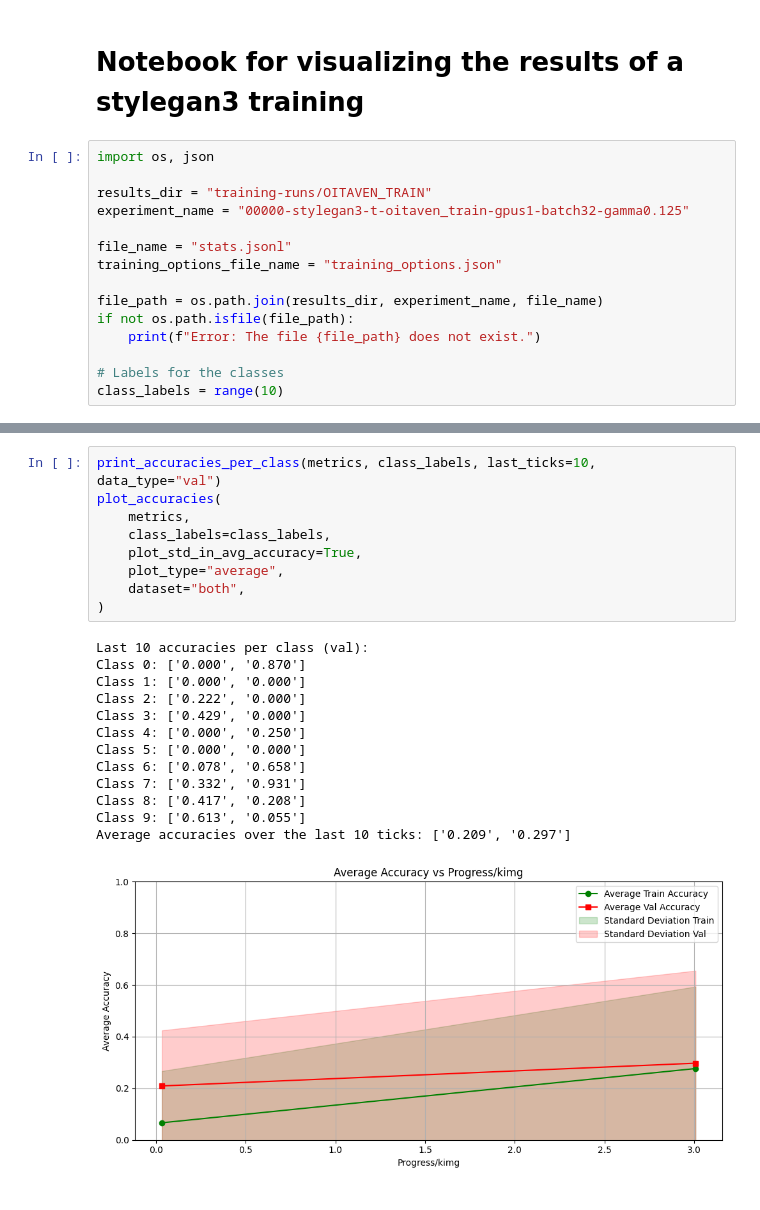
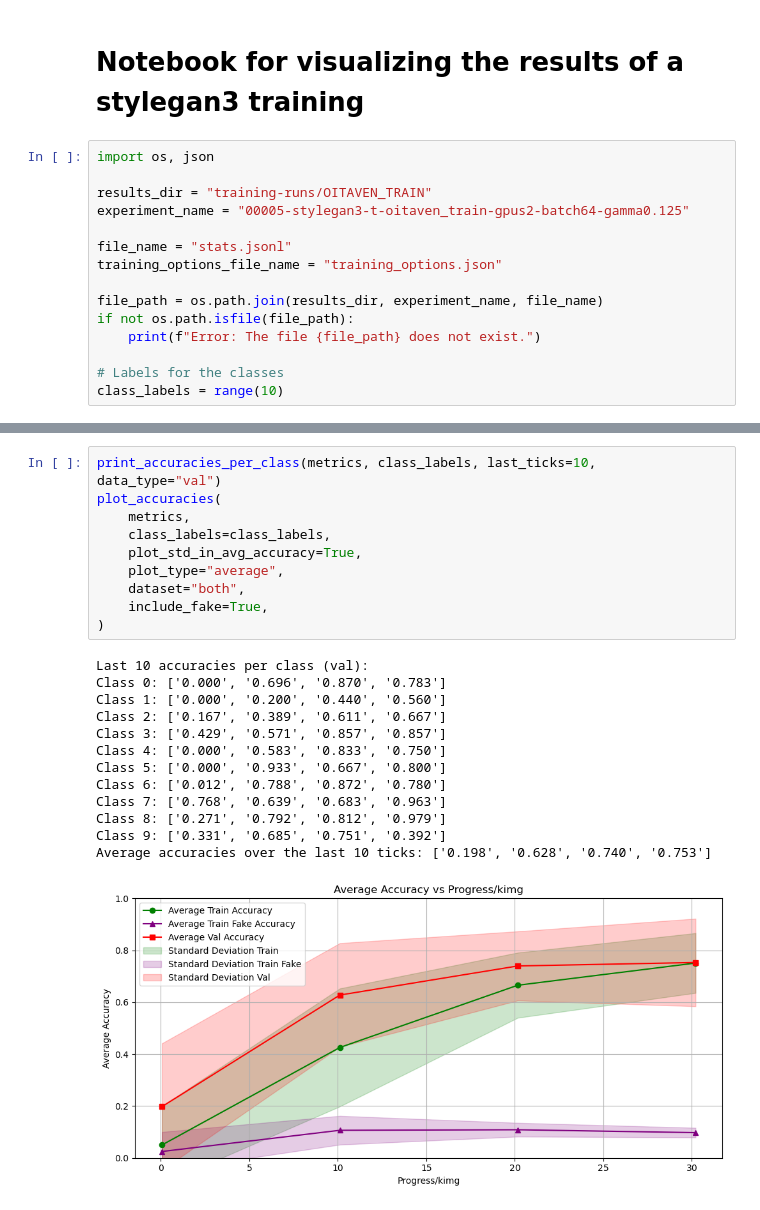
Before and after one commit to antongomez/Conditional-StyleGAN3, a Jupyter notebook: visualize.ipynb, the cells around one changed output, grey strips where cells are left out. Cells and saved outputs as stored; diff of their text form.

```diff
--- a/visualize.ipynb
+++ b/visualize.ipynb
@@ -4,7 +4,7 @@
 import os, json
 
 results_dir = "training-runs/OITAVEN_TRAIN"
-experiment_name = "00000-stylegan3-t-oitaven_train-gpus1-batch32-gamma0.125"
+experiment_name = "00005-stylegan3-t-oitaven_train-gpus2-batch64-gamma0.125"
 
 file_name = "stats.jsonl"
 training_options_file_name = "training_options.json"
@@ -528,26 +587,27 @@ plot_accuracies(metrics, class_labels=class_labels, plot_std_in_avg_accuracy=Fal
 # %%
 print_accuracies_per_class(metrics, class_labels, last_ticks=10, data_type="val")
 plot_accuracies(
     metrics,
     class_labels=class_labels,
     plot_std_in_avg_accuracy=True,
     plot_type="average",
     dataset="both",
+    include_fake=True,
 )
 # %% [output]
 Last 10 accuracies per class (val):
-Class 0: ['0.000', '0.870']
-Class 1: ['0.000', '0.000']
-Class 2: ['0.222', '0.000']
-Class 3: ['0.429', '0.000']
-Class 4: ['0.000', '0.250']
-Class 5: ['0.000', '0.000']
-Class 6: ['0.078', '0.658']
-Class 7: ['0.332', '0.931']
-Class 8: ['0.417', '0.208']
-Class 9: ['0.613', '0.055']
-Average accuracies over the last 10 ticks: ['0.209', '0.297']
+Class 0: ['0.000', '0.696', '0.870', '0.783']
+Class 1: ['0.000', '0.200', '0.440', '0.560']
+Class 2: ['0.167', '0.389', '0.611', '0.667']
+Class 3: ['0.429', '0.571', '0.857', '0.857']
+Class 4: ['0.000', '0.583', '0.833', '0.750']
+Class 5: ['0.000', '0.933', '0.667', '0.800']
+Class 6: ['0.012', '0.788', '0.872', '0.780']
+Class 7: ['0.768', '0.639', '0.683', '0.963']
+Class 8: ['0.271', '0.792', '0.812', '0.979']
+Class 9: ['0.331', '0.685', '0.751', '0.392']
+Average accuracies over the last 10 ticks: ['0.198', '0.628', '0.740', '0.753']
-[figure, old version]
+[figure, new version]
 # %%
 plot_accuracies(
     metrics,
```
Also changed, not shown: parts of 10 cells of this notebook, 1 other file.
